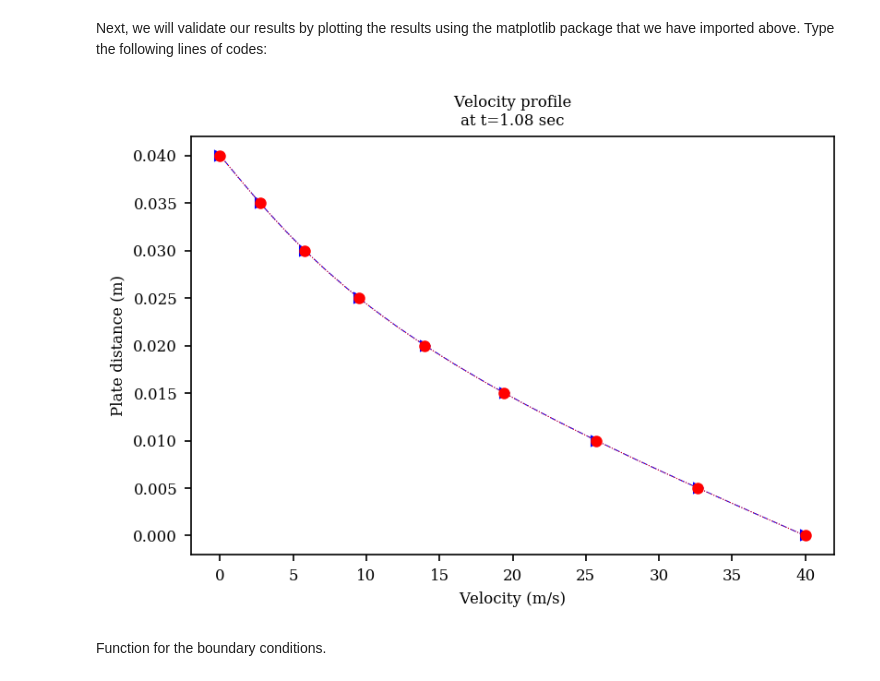
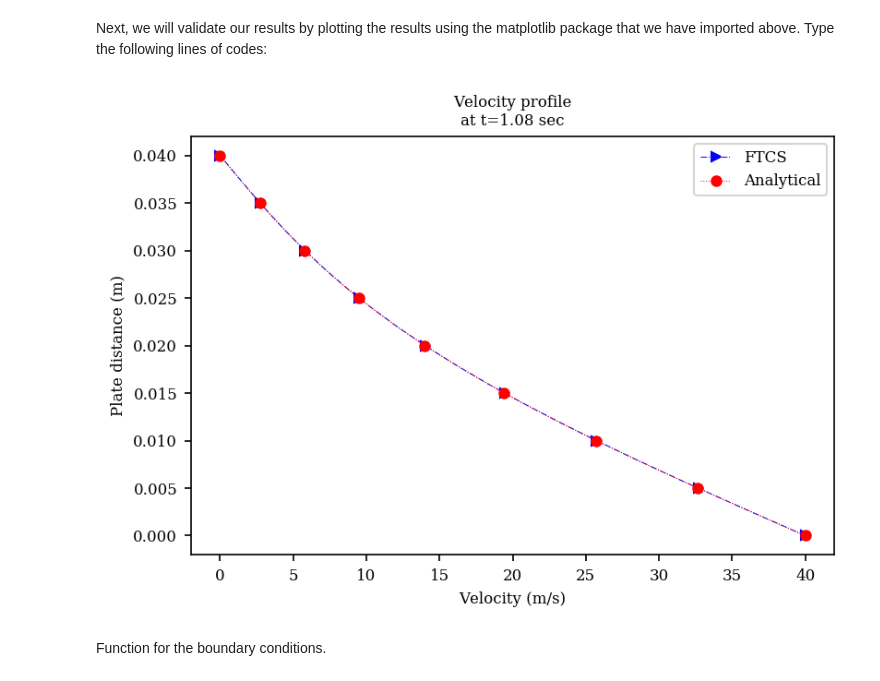
Before and after one commit to vxsharma-14/project-NAnPack, a Jupyter notebook: docs/source/examples/tutorial-02-diffusion-1D-solvers-FTCS.ipynb, the cells around one changed output. Drawn from its saved outputs; the diff is of its cells as text; code cells hidden in the pictures.

Commit message:
update for version 1.0.0a4
added legend to plot

```diff
--- a/docs/source/examples/tutorial-02-diffusion-1D-solvers-FTCS.ipynb
+++ b/docs/source/examples/tutorial-02-diffusion-1D-solvers-FTCS.ipynb
@@ -177,16 +177,17 @@ Next, we will validate our results by plotting the results using the matplotlib
 # %%
 plt.rc("font", family="serif", size=8) # Assign fonts in the plot
 fig, ax = plt.subplots(dpi=150) # Create axis for plotting
 plt.plot(U, X, ">-.b", linewidth=0.5, label="FTCS",\
          markersize=5, markevery=5) # Plot data with required labels and markers, customize the plot however you may like
 plt.plot(Uana, X, "o:r", linewidth=0.5, label="Analytical",\
              markersize=5, markevery=5) # Plot analytical solution on the same plot
 plt.xlabel('Velocity (m/s)') # X-axis labelling
 plt.ylabel('Plate distance (m)') # Y-axis labelling
 plt.title(f"Velocity profile\nat t={cfg.totTime} sec", fontsize=8) # Plot title
+plt.legend()
 plt.show() # Show plot- this command is very important
 # %% [output]
-[figure, old version]
+[figure, new version]
 # %% [markdown]
 Function for the boundary conditions.
 # %%
```
